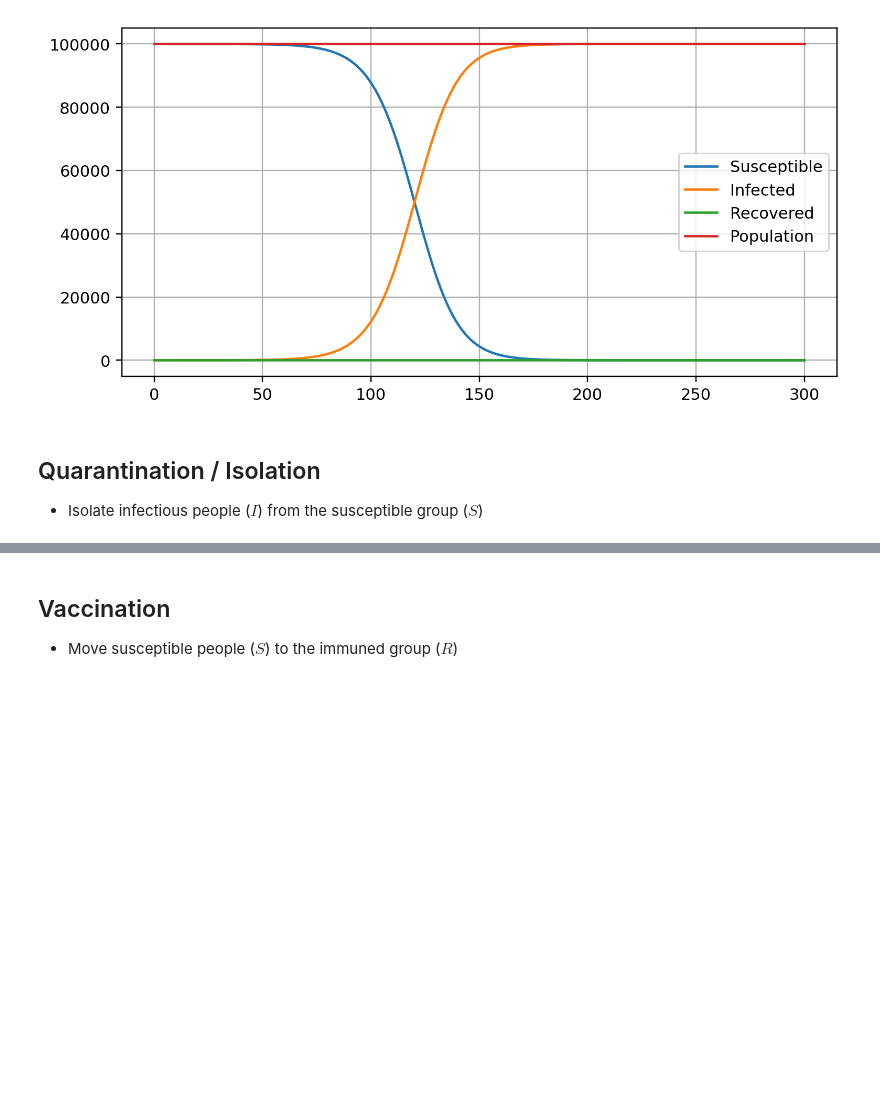
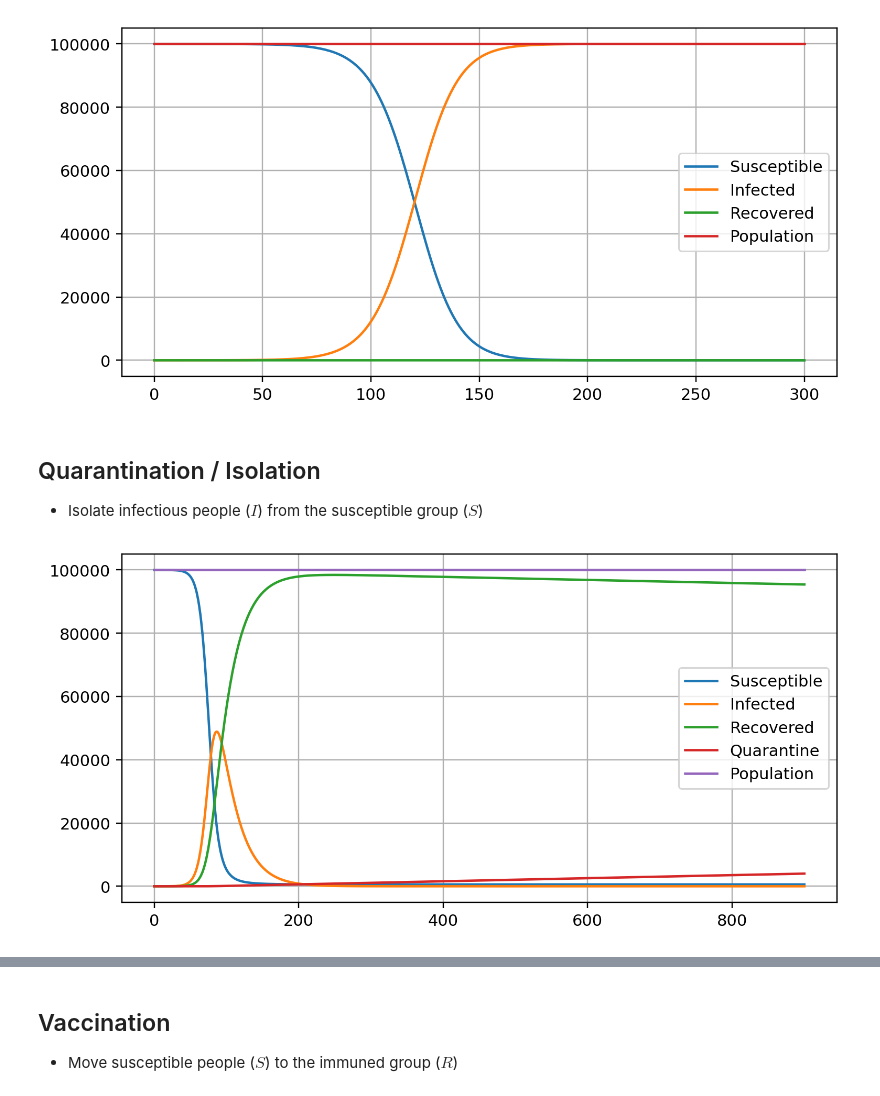
Before and after one commit to epsilonxe/RMUTT_09114223, a Jupyter notebook: labs/lab_10.ipynb, the cells around one changed output, grey strips where cells are left out. Cells and saved outputs as stored; diff of their text form; code cells hidden in the pictures; blank space fills up the shorter version.

```diff
--- a/labs/lab_10.ipynb
+++ b/labs/lab_10.ipynb
@@ -78,3 +78,80 @@ plt.grid()
 ## Quarantination / Isolation
 
  - Isolate infectious people ($I$) from the susceptible group ($S$)
+# %%
+import numpy as np
+import matplotlib.pyplot as plt
+
+
+S0 = 99999
+I0 = 1
+Q0 = 0
+R0 = 0
+
+Population = S0 + I0 + Q0 + R0
+
+Beta = [2E-5, 1E-5, 2E-6, 1E-6]
+
+# Without Social Distancing: higher beta
+# beta = Beta[0]
+
+# With Social Distancing: lower beta
+beta = Beta[2]
+
+gamma = 0.00005
+eta = 0.04
+
+time = 900
+
+
+def cutpop(x, lb, ub):
+    if not (lb <= x <= ub):
+        y = 0
+    else:
+        y = x
+    return y
+
+
+X0 = np.array([[S0, I0, Q0, R0]]).T
+Z = np.zeros((time+1, 4, 1))
+Z[0] = X0
+
+for i in range(time):
+    X_now = Z[i]
+    S_now = X_now[0]
+    I_now = X_now[1]
+    Q_now = X_now[2]
+    R_now = X_now[3]
+
+
+    S_new = S_now - beta * S_now * I_now
+    S_new = cutpop(S_new, 0.1, Population)
+
+    I_new = I_now + beta * S_now * I_now - eta * I_now - gamma * I_now
+    I_new = cutpop(I_new, 0.1, Population)
+
+    Q_new = (1-gamma) * Q_now + eta * I_now
+    Q_new = cutpop(Q_new, 0.1, Population)
+
+    R_new = Population - (S_new + I_new + Q_new)
+
+    Z[i+1] = np.array([[S_new, I_new, Q_new, R_new]]).T
+
+S = Z[:, 0, :]
+I = Z[:, 1, :]
+R = Z[:, 2, :]
+Q = Z[:, 3, :]
+N = S + I + Q + R
+
+TIME = np.linspace(0, time, num=time+1, dtype='int')
+
+plt.figure(figsize=(8,4), dpi=220)
+plt.plot(TIME, S, label='Susceptible')
+plt.plot(TIME, I, label='Infected')
+plt.plot(TIME, R, label='Recovered')
+plt.plot(TIME, Q, label='Quarantine')
+plt.plot(TIME, N, label='Population')
+plt.legend()
+plt.grid()
+# %% [output]
+[figure, added]
```
Also changed, not shown: parts of 4 cells of this notebook.
